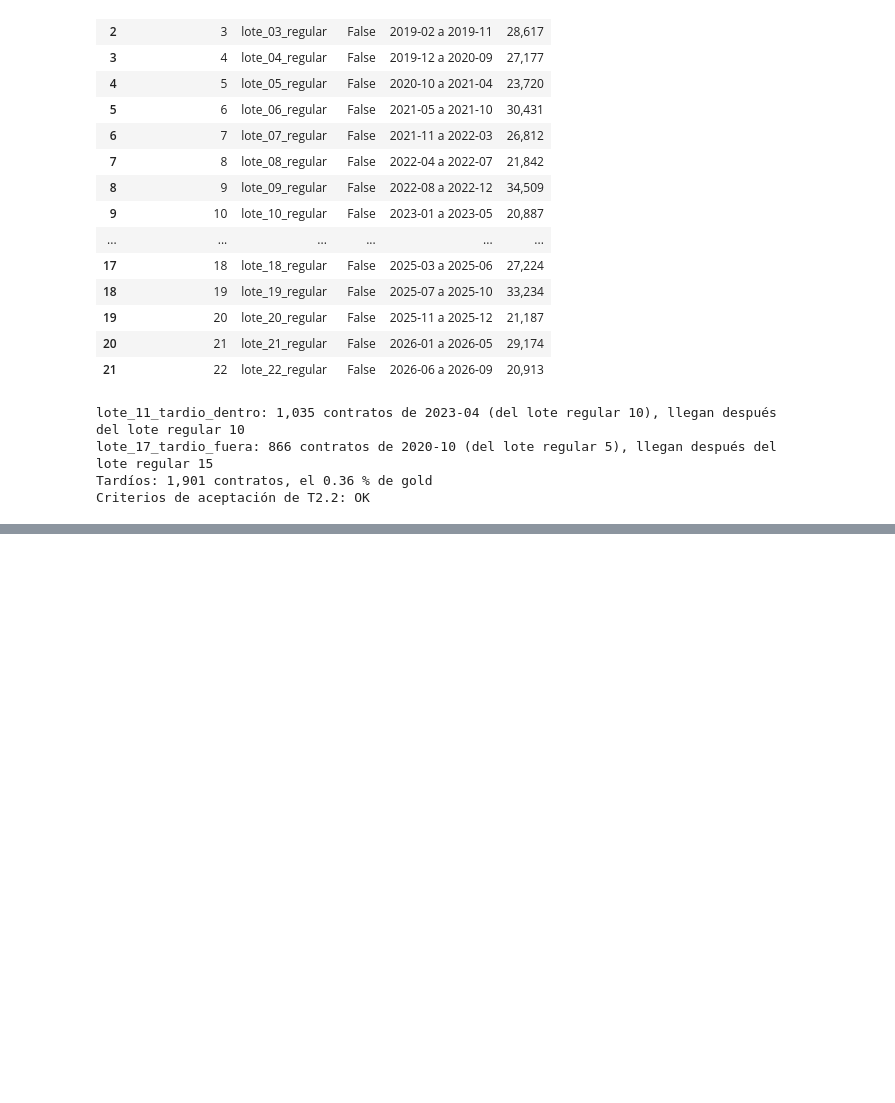
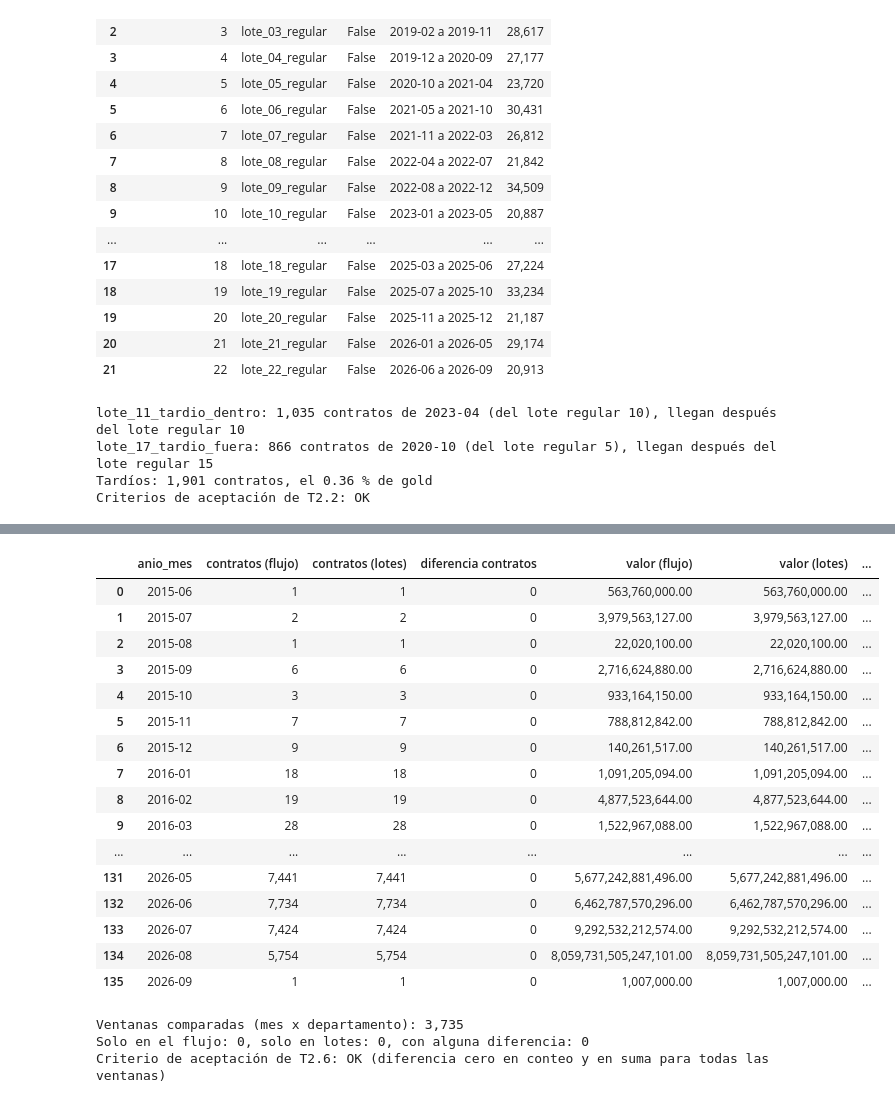
Before and after one commit to PalomaresJonatan13/pamd-secop, a Jupyter notebook: notebooks/05_corte3_streaming_ventanas.ipynb, the cells around one changed output, grey strips where cells are left out. Saved outputs shown, nothing was run; the diff lists cells and outputs as text; code cells hidden in the pictures; blank space fills up the shorter version.

```diff
--- a/notebooks/05_corte3_streaming_ventanas.ipynb
+++ b/notebooks/05_corte3_streaming_ventanas.ipynb
@@ -201,0 +518,61 @@ Criterios de aceptación de T2.2: OK
+# %%
+# T2.6 · Comparación ventana por ventana: flujo frente a consulta normal sobre gold
+por_lotes = agregar_por_lotes(base, SIN_DEPARTAMENTO)
+f, l = ventanas_final.alias("f"), por_lotes.alias("l")
+comparacion = f.join(l, CLAVES_VENTANA, "full_outer").select(
+    *CLAVES_VENTANA,
+    *[(F.coalesce(F.col(f"f.{m}"), F.lit(0)) - F.coalesce(F.col(f"l.{m}"), F.lit(0))).alias(f"dif_{m}") for m in MEDIDAS],
+    F.col("f.contratos").isNull().alias("solo_en_lotes"),
+    F.col("l.contratos").isNull().alias("solo_en_flujo"),
+).persist(StorageLevel.MEMORY_AND_DISK)
+
+hay_diferencia = F.lit(False)
+for m in MEDIDAS:
+    hay_diferencia = hay_diferencia | (F.col(f"dif_{m}") != 0)
+resumen = comparacion.agg(
+    F.count("*").alias("ventanas"),
+    F.sum(F.col("solo_en_flujo").cast("int")).alias("solo_en_flujo"),
+    F.sum(F.col("solo_en_lotes").cast("int")).alias("solo_en_lotes"),
+    F.sum(hay_diferencia.cast("int")).alias("ventanas_con_diferencia"),
+).first()
+
+# Tabla de comparación por mes (cada mes suma sus departamentos), con la diferencia
+flujo_mes = por(ventanas_final, "anio_mes").set_index("anio_mes")
+lotes_mes = por(por_lotes.withColumn("anio_mes", F.date_format("mes", "yyyy-MM")), "anio_mes").set_index("anio_mes")
+tabla_mes = pd.DataFrame({
+    "contratos (flujo)": flujo_mes["contratos"],
+    "contratos (lotes)": lotes_mes["contratos"],
+    "diferencia contratos": flujo_mes["contratos"] - lotes_mes["contratos"],
+    "valor (flujo)": flujo_mes["valor_total"] + flujo_mes["valor_atipicos"],
+    "valor (lotes)": lotes_mes["valor_total"] + lotes_mes["valor_atipicos"],
+}).reset_index()
+tabla_mes["diferencia valor"] = tabla_mes["valor (flujo)"] - tabla_mes["valor (lotes)"]
+display(tabla_mes.style.format({"contratos (flujo)": "{:,}", "contratos (lotes)": "{:,}", "valor (flujo)": "{:,.2f}", "valor (lotes)": "{:,.2f}"}))
+
+print(f"Ventanas comparadas (mes x departamento): {resumen['ventanas']:,}")
+print(f"Solo en el flujo: {resumen['solo_en_flujo']}, solo en lotes: {resumen['solo_en_lotes']}, con alguna diferencia: {resumen['ventanas_con_diferencia']}")
+assert resumen["solo_en_flujo"] == 0 and resumen["solo_en_lotes"] == 0, "Hay ventanas que solo están en un lado"
+assert resumen["ventanas_con_diferencia"] == 0, "Hay ventanas con diferencias entre el flujo y el cálculo por lotes"
+assert (tabla_mes["diferencia contratos"] == 0).all() and (tabla_mes["diferencia valor"] == 0).all()
+print("Criterio de aceptación de T2.6: OK (diferencia cero en conteo y en suma para todas las ventanas)")
+# %% [output]
+|  | anio_mes | contratos (flujo) | contratos (lotes) | diferencia contratos | valor (flujo) | valor (lotes) | ... |
+| 0 | 2015-06 | 1 | 1 | 0 | 563,760,000.00 | 563,760,000.00 | ... |
+| 1 | 2015-07 | 2 | 2 | 0 | 3,979,563,127.00 | 3,979,563,127.00 | ... |
+| 2 | 2015-08 | 1 | 1 | 0 | 22,020,100.00 | 22,020,100.00 | ... |
+| 3 | 2015-09 | 6 | 6 | 0 | 2,716,624,880.00 | 2,716,624,880.00 | ... |
+| 4 | 2015-10 | 3 | 3 | 0 | 933,164,150.00 | 933,164,150.00 | ... |
+| 5 | 2015-11 | 7 | 7 | 0 | 788,812,842.00 | 788,812,842.00 | ... |
+| 6 | 2015-12 | 9 | 9 | 0 | 140,261,517.00 | 140,261,517.00 | ... |
+| 7 | 2016-01 | 18 | 18 | 0 | 1,091,205,094.00 | 1,091,205,094.00 | ... |
+| 8 | 2016-02 | 19 | 19 | 0 | 4,877,523,644.00 | 4,877,523,644.00 | ... |
+| 9 | 2016-03 | 28 | 28 | 0 | 1,522,967,088.00 | 1,522,967,088.00 | ... |
+| ... | ... | ... | ... | ... | ... | ... | ... |
+| 131 | 2026-05 | 7,441 | 7,441 | 0 | 5,677,242,881,496.00 | 5,677,242,881,496.00 | ... |
+| 132 | 2026-06 | 7,734 | 7,734 | 0 | 6,462,787,570,296.00 | 6,462,787,570,296.00 | ... |
+| 133 | 2026-07 | 7,424 | 7,424 | 0 | 9,292,532,212,574.00 | 9,292,532,212,574.00 | ... |
+| 134 | 2026-08 | 5,754 | 5,754 | 0 | 8,059,731,505,247,101.00 | 8,059,731,505,247,101.00 | ... |
+| 135 | 2026-09 | 1 | 1 | 0 | 1,007,000.00 | 1,007,000.00 | ... |
+Ventanas comparadas (mes x departamento): 3,735
+Solo en el flujo: 0, solo en lotes: 0, con alguna diferencia: 0
+Criterio de aceptación de T2.6: OK (diferencia cero en conteo y en suma para todas las ventanas)
```
Also changed, not shown: parts of 15 cells of this notebook, 2 other files.
